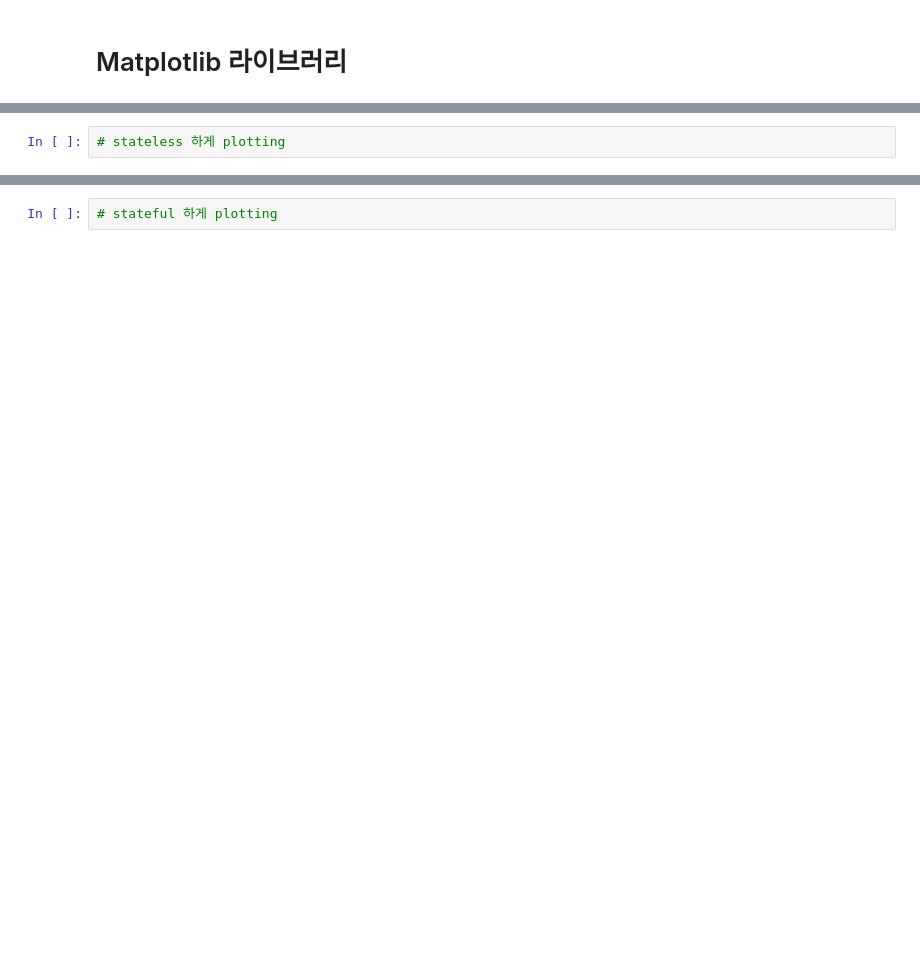
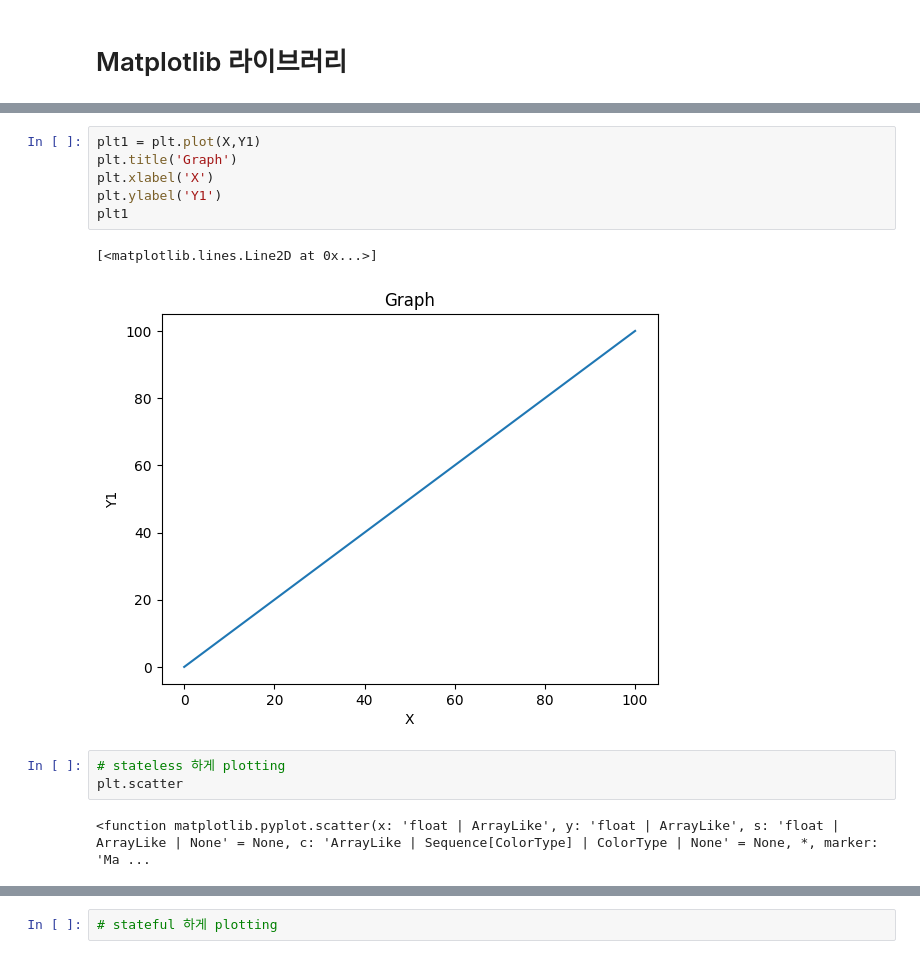
Before and after one commit to DoubleH94/SeSACAISecurity4, a Jupyter notebook: 1_주요라이브러리.ipynb, the cells around one changed output, grey strips where cells are left out. Saved outputs shown, nothing was run; the diff lists cells and outputs as text; blank space fills up the shorter version.

```diff
--- a/1_주요라이브러리.ipynb
+++ b/1_주요라이브러리.ipynb
@@ -155,2 +549,14 @@ Y2 = X**2
+# %%
+plt1 = plt.plot(X,Y1)
+plt.title('Graph')
+plt.xlabel('X')
+plt.ylabel('Y1')
+plt1
+# %% [output]
+[<matplotlib.lines.Line2D at 0x...>]
+[figure, added]
 # %%
 # stateless 하게 plotting
+plt.scatter
+# %% [output]
+<function matplotlib.pyplot.scatter(x: 'float | ArrayLike', y: 'float | ArrayLike', s: 'float | ArrayLike | None' = None, c: 'ArrayLike | Sequence[ColorType] | ColorType | None' = None, *, marker: 'Ma ...
```
Also changed, not shown: parts of 74 cells of this notebook.
